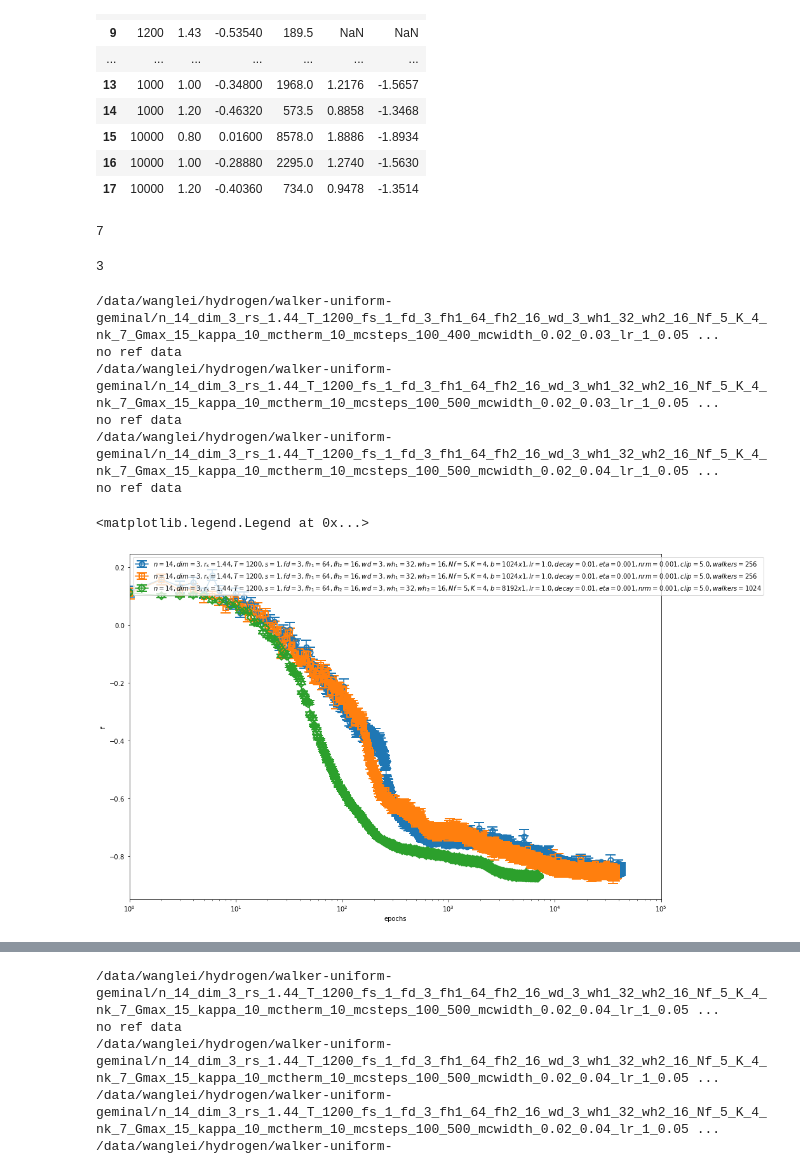
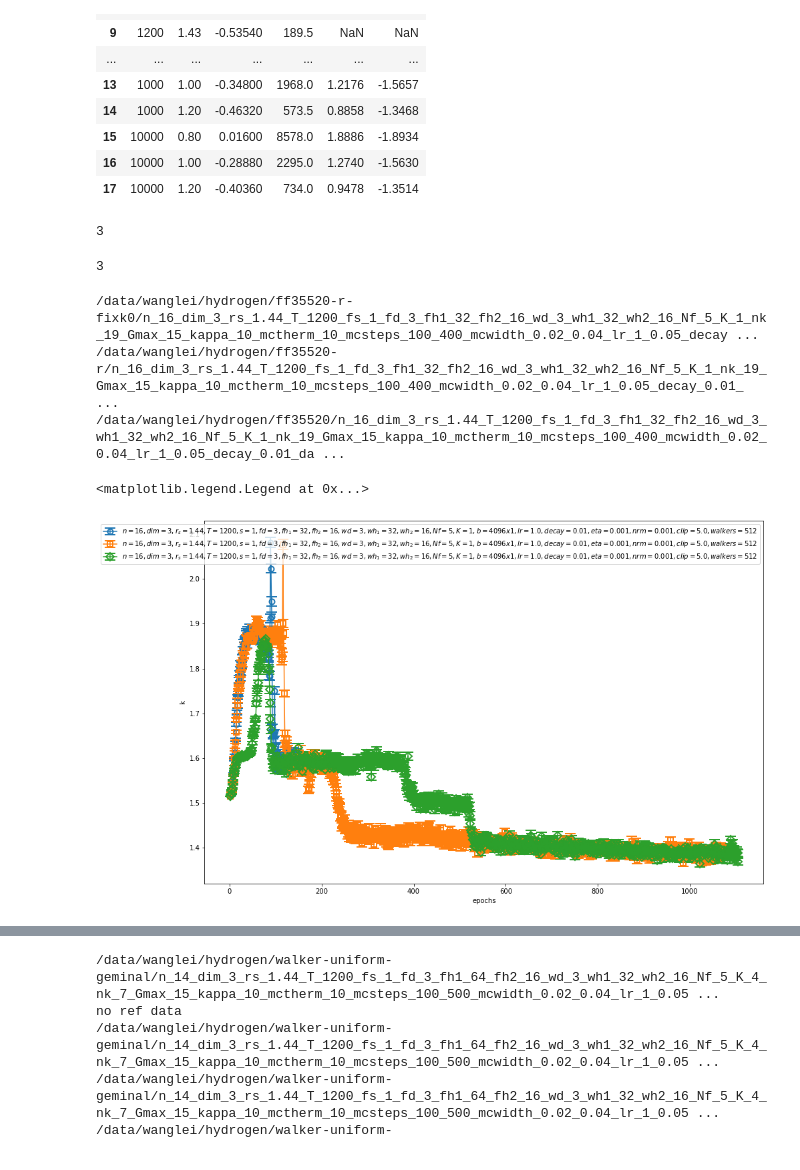
Before and after one commit to fermiflow/hydrogen, a Jupyter notebook: analysis/analysis.ipynb, the cells around one changed output, grey strips where cells are left out. Saved outputs shown, nothing was run; the diff lists cells and outputs as text; code cells hidden in the pictures.

```diff
--- a/analysis/analysis.ipynb
+++ b/analysis/analysis.ipynb
@@ -45,10 +45,10 @@ ref_df
 | 17 | 10000 | 1.20 | -0.40360 | 734.0 | 0.9478 | -1.3514 |
 # %%
 T, rs = 1200, 1.44
-nicknames = ['walker-uniform-geminal']#, 'walker-fermi-geminal']#, 'walker-uniform']#, 'bootstrap'] #'walker-uniform-jastrow-geminal']#, 'walker-yukawa-nobeta', 'walker-yukawa-nobeta-pretrain'] #, 'van', 'van-pretrain', 'van-pretrain-gelu',  'van-pretrain-unshare', 'van-pretrain-unshare-gelu'] #, 'van' ] #, 'walker', ]#, 'jastrow-tabc-rint-yukawa'] #'jastrow-yukawa',  'jastrow-uniform'] #, 'jastrow-tabc-rint-h2', 'jastrow-tabc-rint-yukawa-nobeta', 'jastrow-tabc-uniform', 'jastrow-tabc-rint-soft'] #, #, 'atom-positive-alpha', ] #'atom-exp-alpha'] #, #, 'atom-equivariant'] # 'atom']
+nicknames = ['ff35520', 'ff35520-r', 'ff35520-r-fixk0']#, 'walker-uniform-geminal-fixsr-logj-float64-decay-compact-baldereschi-trs-complex']#, 'walker-fermi-geminal']#, 'walker-uniform']#, 'bootstrap'] #'walker-uniform-jastrow-geminal']#, 'walker-yukawa-nobeta', 'walker-yukawa-nobeta-pretrain'] #, 'van', 'van-pretrain', 'van-pretrain-gelu',  'van-pretrain-unshare', 'van-pretrain-unshare-gelu'] #, 'van' ] #, 'walker', ]#, 'jastrow-tabc-rint-yukawa'] #'jastrow-yukawa',  'jastrow-uniform'] #, 'jastrow-tabc-rint-h2', 'jastrow-tabc-rint-yukawa-nobeta', 'jastrow-tabc-uniform', 'jastrow-tabc-rint-soft'] #, #, 'atom-positive-alpha', ] #'atom-exp-alpha'] #, #, 'atom-equivariant'] # 'atom']
 files = []
 for nickname in nicknames:
-    files += glob("/data/wanglei/hydrogen/"+nickname+"/n_14*_dim_3_rs_%g*_T_%g_*/data.txt"%(rs, T))
+    files += glob("/data/wanglei/hydrogen/"+nickname+"/n_16*_dim_3_rs_%g*_T_%g_*/data.txt"%(rs, T))
 files = list(filter(lambda f: os.path.getsize(f)>100, files))
 files = natural_sort(files)
 #files = files[::-1]
@@ -58,7 +58,7 @@ files = natural_sort(files)
 #files += ['/data/wanglei/hydrogen/jastrow/n_14_dim_3_rs_1.2_T_1000_steps_1_depth_3_spsize_32_tpsize_16_Nf_5_K_8_Gmax_15_kappa_10_mctherm_10_mcsteps_50_mcstddev_0.05_lr_0.1_decay_0.01_damping_0.001_norm_0.001_clip_5_bs_1024_devices_1_accsteps_1/data.txt']
 len(files)
 # %% [output]
-7
+3
 # %%
 def cond(f):
     n, dim, rs, T, s, fd, fh1, fh2, wd, wh1, wh2, b, a, lr, decay, eta, maxnorm, Nf, clip, K, w = parse_filename(f)
@@ -74,7 +74,7 @@ len(files)
 # %% [output]
 3
 # %%
-obs = 'f'
+obs = 'k'
 
 markers = ['o', 's', 'D', '*', 'x', '^', '<', 'h', '>', 'd', 'X', 'v', 'h', '1']
 colors = ['C0', 'C1','C2', 'C3', 'C4', 'C6', 'C5', 'C7', 'C8', 'C9', 'C10', 'C11', 'C12', 'C13']
@@ -93,43 +93,41 @@ for f, marker, color in zip(files, markers, colors):
         yerr = np.sqrt(df['vpp_err'].values**2 + df['vep_err'].values**2 + df['vee_err'].values**2)
     elif obs == 'etot':
         y = df['e'].values + df['vpp'].values
         yerr = np.sqrt(df['e_err'].values**2 + df['vpp_err'].values**2)
     elif obs in ['acc_s', 'acc_x']:
         y = df[obs].values
         yerr = np.zeros_like(y)
     else:
         y, yerr = df[obs].values, df[obs+'_err'].values
 
     plt.errorbar(df['epoch'].values, y, yerr=yerr,
                  marker=marker, color=color,markerfacecolor='none',
                  markeredgewidth=2, ms=8, capsize=8, label=label)
 
     try:
         ref_value = ref_df.query('(T==%g) & (rs==%g)'%(T, rs))[obs].values[0]
         if obs in ['etot', 'k', 'vtot']: ref_value = 2*ref_value
         plt.axhline(y=ref_value, color='r')
 
     except KeyError or IndexError:
         print ('no ref data')
 
     #if obs == 'p': plt.ylim([100, 400])
     #if obs in ['f', 'etot', 'e', 'vtot']: plt.ylim([1, 2])
 
 plt.ylabel(obs)
 plt.xlabel('epochs')
-plt.xlim([1, 1e5])
-plt.xscale('log')
+#plt.xlim([1, 1e5])
+#plt.xscale('log')
 plt.legend(loc='best')
-#plt.ylim([-5, 5])
+#plt.ylim([-1.25, -0.75])
+#plt.axhline(y=0.15159471136709557 , color='r')
 # %% [output]
-/data/wanglei/hydrogen/walker-uniform-geminal/n_14_dim_3_rs_1.44_T_1200_fs_1_fd_3_fh1_64_fh2_16_wd_3_wh1_32_wh2_16_Nf_5_K_4_nk_7_Gmax_15_kappa_10_mctherm_10_mcsteps_100_400_mcwidth_0.02_0.03_lr_1_0.05 ...
-no ref data
-/data/wanglei/hydrogen/walker-uniform-geminal/n_14_dim_3_rs_1.44_T_1200_fs_1_fd_3_fh1_64_fh2_16_wd_3_wh1_32_wh2_16_Nf_5_K_4_nk_7_Gmax_15_kappa_10_mctherm_10_mcsteps_100_500_mcwidth_0.02_0.03_lr_1_0.05 ...
-no ref data
-/data/wanglei/hydrogen/walker-uniform-geminal/n_14_dim_3_rs_1.44_T_1200_fs_1_fd_3_fh1_64_fh2_16_wd_3_wh1_32_wh2_16_Nf_5_K_4_nk_7_Gmax_15_kappa_10_mctherm_10_mcsteps_100_500_mcwidth_0.02_0.04_lr_1_0.05 ...
-no ref data
+/data/wanglei/hydrogen/ff35520-r-fixk0/n_16_dim_3_rs_1.44_T_1200_fs_1_fd_3_fh1_32_fh2_16_wd_3_wh1_32_wh2_16_Nf_5_K_1_nk_19_Gmax_15_kappa_10_mctherm_10_mcsteps_100_400_mcwidth_0.02_0.04_lr_1_0.05_decay ...
+/data/wanglei/hydrogen/ff35520-r/n_16_dim_3_rs_1.44_T_1200_fs_1_fd_3_fh1_32_fh2_16_wd_3_wh1_32_wh2_16_Nf_5_K_1_nk_19_Gmax_15_kappa_10_mctherm_10_mcsteps_100_400_mcwidth_0.02_0.04_lr_1_0.05_decay_0.01_ ...
+/data/wanglei/hydrogen/ff35520/n_16_dim_3_rs_1.44_T_1200_fs_1_fd_3_fh1_32_fh2_16_wd_3_wh1_32_wh2_16_Nf_5_K_1_nk_19_Gmax_15_kappa_10_mctherm_10_mcsteps_100_400_mcwidth_0.02_0.04_lr_1_0.05_decay_0.01_da ...
 <matplotlib.legend.Legend at 0x...>
-[figure, old version]
+[figure, new version]
 # %%
 import sys, os
 sys.path.append("/home/wanglei/hydrogen/src")
```
Also changed, not shown: parts of 2 cells of this notebook, 1 other file.
